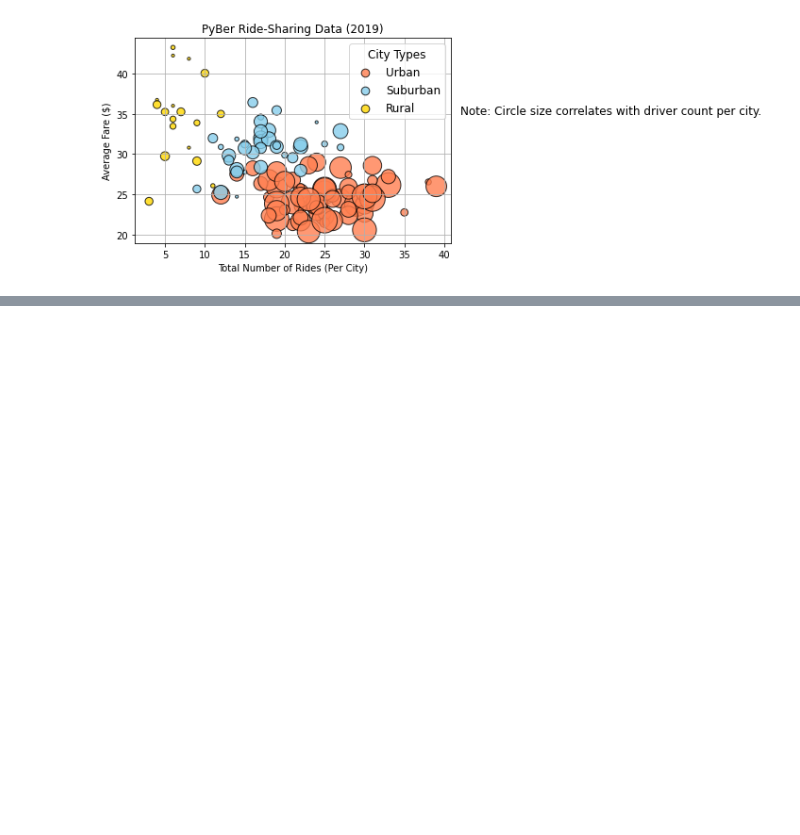
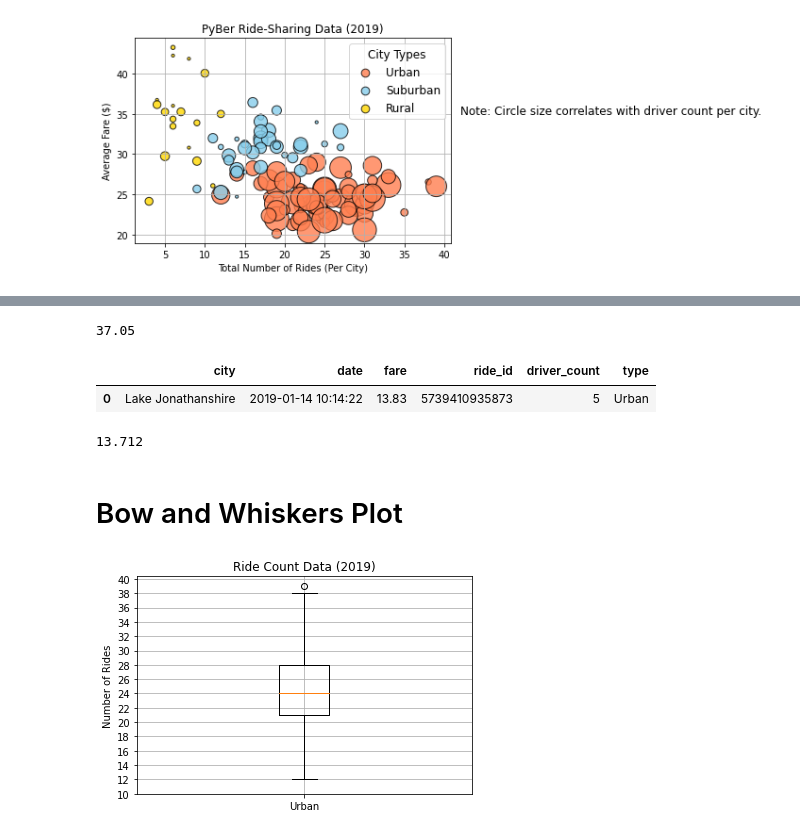
Before and after one commit to NitewingGW/PyBer_Analysis, a Jupyter notebook: PyBer.ipynb, the cells around one changed output, grey strips where cells are left out. Saved outputs shown, nothing was run; the diff lists cells and outputs as text; code cells hidden in the pictures; blank space fills up the shorter version.

```diff
--- a/PyBer.ipynb
+++ b/PyBer.ipynb
@@ -499,0 +642,10 @@ plt.show()
+# %%
+median_rural_fares = np.median(rural_fares)
+median_rural_fares
+# %% [output]
+37.05
+# %%
+urban_cities_df.head(1)
+# %% [output]
+|  | city | date | fare | ride_id | driver_count | type |
+| 0 | Lake Jonathanshire | 2019-01-14 10:14:22 | 13.83 | 5739410935873 | 5 | Urban |
@@ -499,0 +656,19 @@ plt.show()
+# %%
+suburban_drivers.mean()
+# %% [output]
+13.712
+# %% [markdown]
+# Bow and Whiskers Plot
+# %%
+# Create a box-and-whisker plot for the urban cities ride count.
+x_labels = ["Urban"]
+fig, ax = plt.subplots()
+ax.boxplot(urban_ride_count, labels=x_labels)
+# Add the title, y-axis label and grid.
+ax.set_title('Ride Count Data (2019)')
+ax.set_ylabel('Number of Rides')
+ax.set_yticks(np.arange(10, 41, step=2.0)) # find the min and max of your dataset or just guess from 0,100
+ax.grid()
+plt.show()
+# %% [output]
+[figure, added]
```
Also changed, not shown: parts of 30 cells of this notebook, 3 other files.
